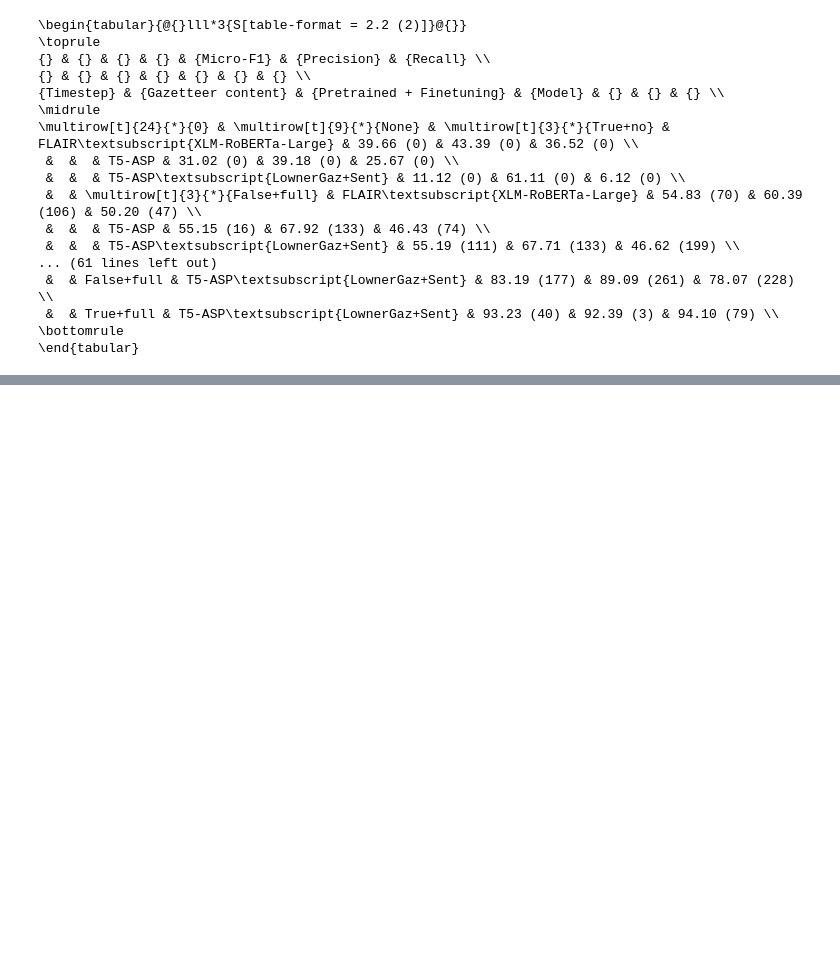
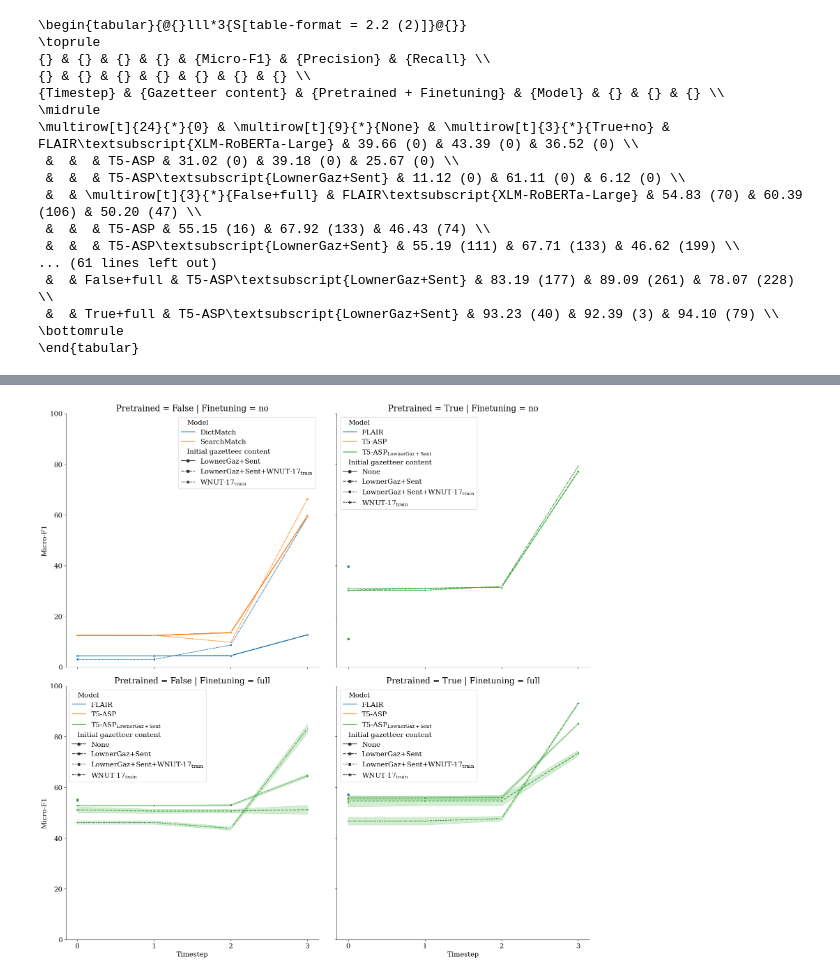
Before and after one commit to roebbert92/thesis, a Jupyter notebook: evaluations/03_emerging.ipynb, the cells around one changed output, grey strips where cells are left out. Saved outputs shown, nothing was run; the diff lists cells and outputs as text; code cells hidden in the pictures; blank space fills up the shorter version.

```diff
--- a/evaluations/03_emerging.ipynb
+++ b/evaluations/03_emerging.ipynb
@@ -371,0 +535,10 @@ content_to_combination
+# %%
+import seaborn as sns
+from evaluations.emerging_03 import aggregate_performance_metrics
+from evaluations.emerging_03 import get_per_sample_metrics
+
+metrics_df = get_per_sample_metrics()
+agg_df = aggregate_performance_metrics(metrics_df).reset_index()
+agg_df = agg_df[(agg_df["dataset"] == "wnut_test")
+                & (agg_df["checkpoint"] == "last")].copy(deep=True)
+agg_df.info()
@@ -371,0 +563,67 @@ content_to_combination
+# %%
+import seaborn as sns
+import matplotlib.pyplot as plt
+from itertools import product
+from evaluations.utils import PLOT_MODEL_NAMES
+import matplotlib as mpl
+
+
+# fig, axs = plt.subplots(2, 2, figsize=(20, 14), sharey=True, sharex=True)
+grid = sns.FacetGrid(agg_df,
+                     row="pretrained",
+                     col="finetuning",
+                     height=8,
+                     aspect=1)
+axs = grid.axes
+pretrained_finetuned = reversed(sorted(list(
+    product(agg_df["pretrained"].unique().tolist(),
+            agg_df["finetuning"].unique().tolist())),
+                              key=lambda x: ((1 if x[1] == "no" else 0) +
+                                             (1 if x[0] == False else 0))))
+gazetteer_content_plot_names = {
+    "None": "None",
+    "lownergaz_sent": "LownerGaz+Sent",
+    "lownergaz_sent+wnut_train": "LownerGaz+Sent+WNUT-17$_{train}$",
+    "wnut_train": "WNUT-17$_{train}$"
+}
+axs_idx = [
+    (0, 0),
+    (0, 1),
+    (1, 0),
+    (1, 1),
+]
+agg_df["model"] = agg_df["model"].map(PLOT_MODEL_NAMES)
+agg_df["gazetteer_content"] = agg_df["gazetteer_content"].map(
+    gazetteer_content_plot_names)
+agg_df["timestep"] = agg_df["timestep"].astype(str)
+agg_df.rename({"gazetteer_content": "Initial gazetteer content", "model": "Model", "f1": "Micro-F1", "timestep": "Timestep"}, axis=1, inplace=True)
+
+for idx, (pretrained, finetuning) in enumerate(pretrained_finetuned):
+    sns.lineplot(agg_df[(agg_df["pretrained"] == pretrained)
+                        & (agg_df["finetuning"] == finetuning)],
+                 x="Timestep",
+                 y="Micro-F1",
+                 hue="Model",
+                 style="Initial gazetteer content",
+                 errorbar="sd",
+                 markers=True,
+                 ax=axs[axs_idx[idx]])
+    #sns.scatterplot(agg_df[(agg_df["pretrained"] == pretrained)
+    #                    & (agg_df["finetuning"] == finetuning)],
+    #             x="Timestep",
+    #             y="Micro-F1",
+    #             hue="Model",
+    #             #style="Initial gazetteer content",
+    #             ax=axs[axs_idx[idx]])
+    axs[axs_idx[idx]].set_title(f"Pretrained = {pretrained} | Finetuning = {finetuning}")
+    axs[axs_idx[idx]].set_ylim(0, 100)
+
+LATEX_THESIS_PATH = "/home/loebbert/OneDrive/Studium/Master/Masterarbeit/Thesis"
+os.makedirs(os.path.join(LATEX_THESIS_PATH, "drawings", "03_emerging"),
+            exist_ok=True)
+plt.savefig(os.path.join(LATEX_THESIS_PATH, "drawings", "03_emerging",
+                         "dimensions_performance.png"),
+            bbox_inches="tight",
+            dpi=300)
+# %% [output]
+[figure, added]
```
Also changed, not shown: parts of 52 cells of this notebook, 2 other files.
